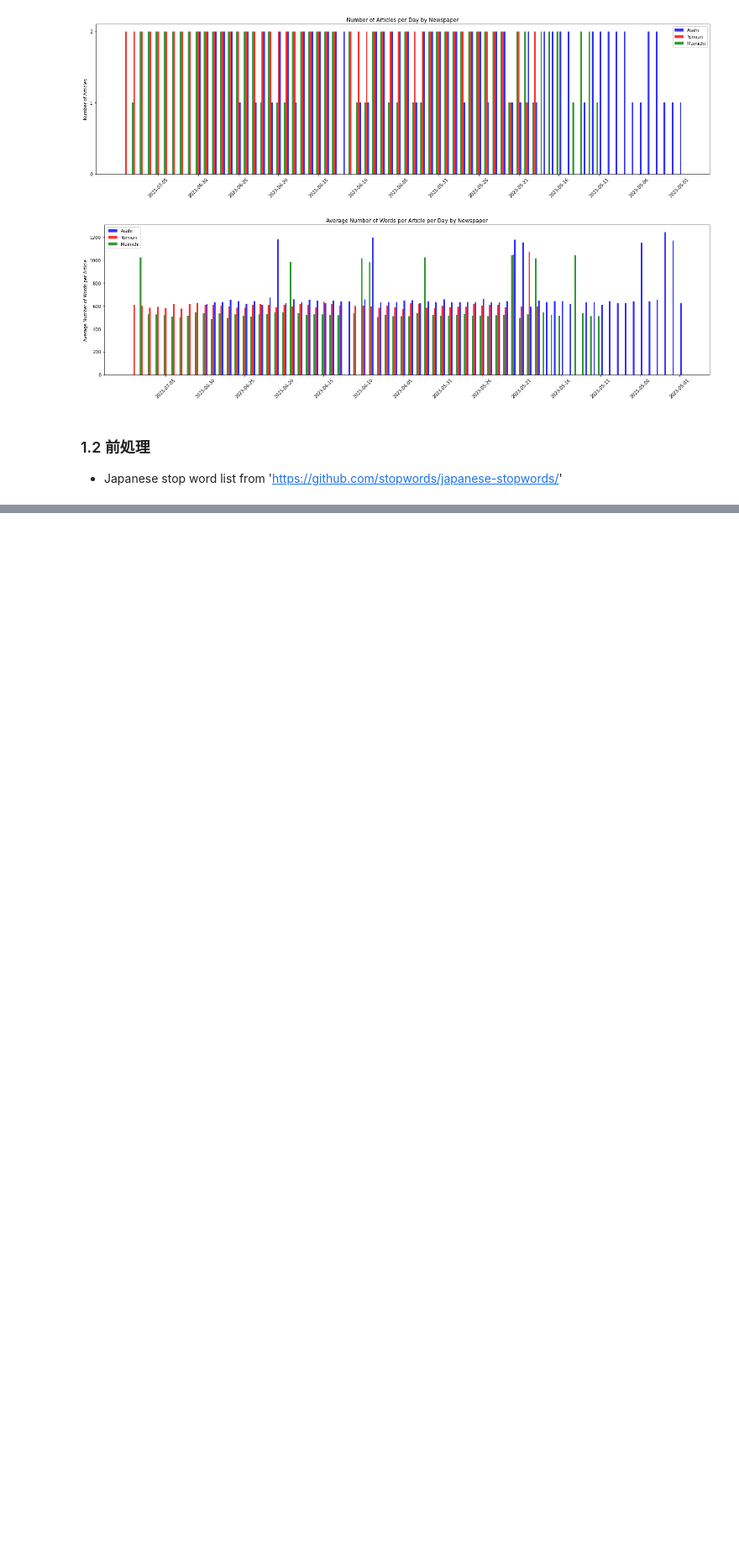
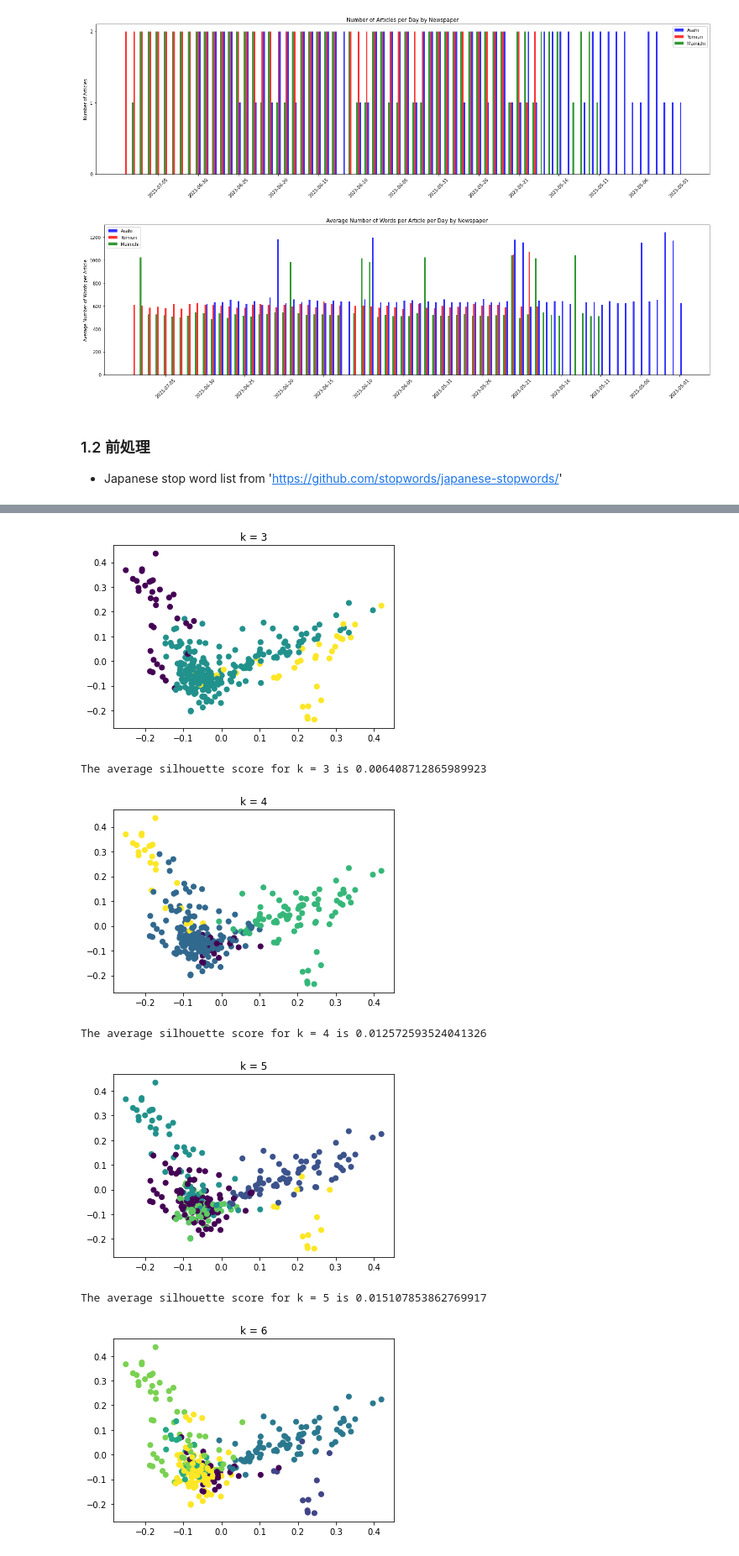
Before and after one commit to kinue00/Feat-Engineering-2023, a Jupyter notebook: 202370126.ipynb, the cells around one changed output, grey strips where cells are left out. Shown at 84% size. Cells and saved outputs as stored; diff of their text form; code cells hidden in the pictures; blank space fills up the shorter version.

```diff
--- a/202370126.ipynb
+++ b/202370126.ipynb
@@ -450,0 +522,50 @@ df['Preprocessed_Content'] = df['Content'].apply(preprocess_japanese_text)
+# %%
+from sklearn.feature_extraction.text import TfidfVectorizer
+from sklearn.cluster import KMeans
+from sklearn.decomposition import PCA
+import matplotlib.pyplot as plt
+import numpy as np
+from sklearn.metrics import silhouette_score
+
+# # Create a TfidfVectorizer object
+# vectorizer = TfidfVectorizer()
+
+# # Fit the vectorizer to the preprocessed content
+# tfidf_matrix = vectorizer.fit_transform(df['Preprocessed_Content'])
+
+# Define the range of k values
+k_values = [3, 4, 5, 6, 7]
+
+# Iterate over the values of k
+for k in k_values:
+    # Create a KMeans object with k clusters
+    kmeans = KMeans(n_clusters=k)
+
+    # Fit the k-means model to the tf-idf matrix
+    kmeans.fit(tfidf_matrix)
+
+    # Create a PCA object with 2 components
+    pca = PCA(n_components=2)
+
+    # Fit the PCA model to the tf-idf matrix
+    pca.fit(tfidf_matrix.toarray())
+
+    # Transform the tf-idf matrix to 2 dimensions
+    tfidf_2d = pca.transform(tfidf_matrix.toarray())
+
+    # Plot the 2D tf-idf matrix with the cluster labels
+    plt.scatter(tfidf_2d[:, 0], tfidf_2d[:, 1], c=kmeans.labels_)
+    plt.title(f"k = {k}")
+    plt.show()
+
+    # Calculate the silhouette score for the clustering result
+    silhouette_avg = silhouette_score(tfidf_matrix, kmeans.labels_)
+    print(f"The average silhouette score for k = {k} is {silhouette_avg}")
+# %% [output]
+[figure, added]
+The average silhouette score for k = 3 is 0.006408712865989923
+[figure, added]
+The average silhouette score for k = 4 is 0.012572593524041326
+[figure, added]
+The average silhouette score for k = 5 is 0.015107853862769917
+[figure, added]
```
Also changed, not shown: parts of 7 cells of this notebook, 2 other files.
